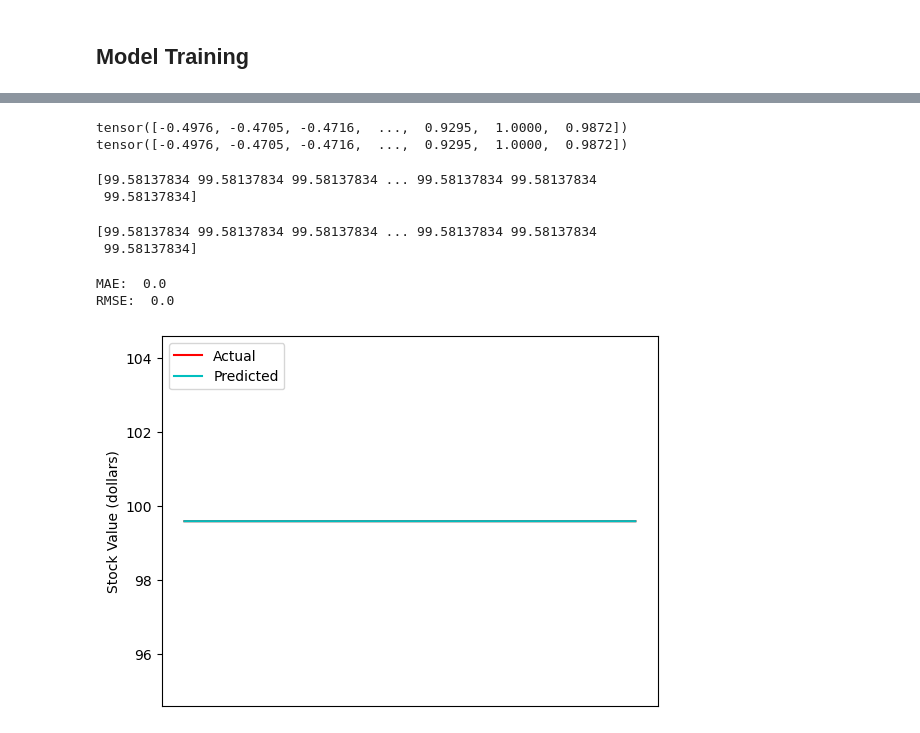
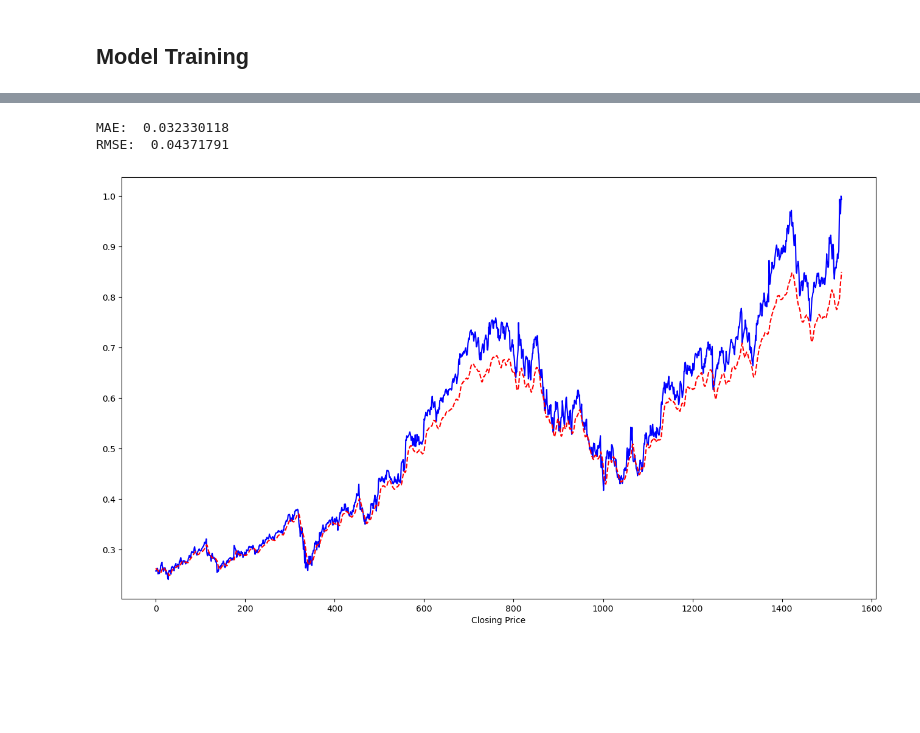
Before and after one commit to jisoawe/ltsm_google_stock, a Jupyter notebook: Google_Stock_LSTM.ipynb, the cells around one changed output, grey strips where cells are left out. Cells and saved outputs as stored; diff of their text form; code cells hidden in the pictures; blank space fills up the shorter version.

Commit message:
updated lstm and eda

```diff
--- a/Google_Stock_LSTM.ipynb
+++ b/Google_Stock_LSTM.ipynb
@@ -99,3 +141,9 @@ price_feat = scaler.fit_transform(price_feat.values)
+# %%
+features = df[['Open', 'High', 'Low', 'Daily_Change', 'Year', 'Volume']].values
+target = df['Close'].values.reshape(-1, 1)
+
+features = scaler.fit_transform(features)
+target = scaler.fit_transform(target)
 # %%
 #price_feat[:5]
 # %% [markdown]
@@ -153,3 +174,10 @@ print(train[-1])
+# %%
+train_sequences = torch.tensor([seq for seq, _ in train], dtype = torch.float32)
+train_labels = torch.tensor([label for _, label in train], dtype = torch.float32)
+
+batch_size = 32
+train_dataset = TensorDataset(train_sequences, train_labels)
+train_loader = DataLoader(train_dataset, batch_size = batch_size, shuffle = True)
 # %% [markdown]
 ## Building the LSTM
 # %%
@@ -172,5 +205,5 @@ class LSTM(nn.Module):
 # %%
-model = LSTM()
+model = LSTM(input_size = 6, hidden_layer_size = 128, output_size = 1, num_layers = 2)
 loss_function = nn.MSELoss()
 optimizer = torch.optim.Adam(model.parameters(), lr = 0.001)
 # %% [markdown]
@@ -206,14 +243,8 @@ epoch   3 loss: 0.0004054496
 # %%
 model.eval()
-actual = []
-pred = []
 
-for seq, labels in test:
-    seq = torch.from_numpy(np.array(seq)).type(torch.FloatTensor)
-    labels = torch.from_numpy(np.array(labels)).type(torch.FloatTensor)
-    actual.append(labels.item())
-    with torch.no_grad():
-        pred.append(model(seq).item())
+test_sequences = torch.tensor([seq for seq, _ in test], dtype = torch.float32)
+test_labels = torch.tensor([label for _, label in test], dtype = torch.float32)
 
-actual = np.array(actual)
-pred = np.array(pred)
+with torch.no_grad():
+    predictions = model(test_sequences).view(-1)
@@ -223,40 +251,14 @@ pred = torch.from_numpy(np.array(actual)).type(torch.Tensor)
-# %%
-print(pred)
-print(actual)
-# %% [output]
-tensor([-0.4976, -0.4705, -0.4716,  ...,  0.9295,  1.0000,  0.9872])
-tensor([-0.4976, -0.4705, -0.4716,  ...,  0.9295,  1.0000,  0.9872])
-# %%
-pred_new = scaler.inverse_transform(np.c_[np.zeros(1500), np.zeros(1500), np.zeros(1500), np.zeros(1500), np.array(pred)])
-print(pred_new[:, 3])
-# %% [output]
-[99.58137834 99.58137834 99.58137834 ... 99.58137834 99.58137834
- 99.58137834]
-# %%
-actual_new = scaler.inverse_transform(np.c_[np.zeros(1500), np.zeros(1500), np.zeros(1500), np.zeros(1500), np.array(actual)])
-print(actual_new[:, 3])
-# %% [output]
-[99.58137834 99.58137834 99.58137834 ... 99.58137834 99.58137834
- 99.58137834]
 # %%
-print('MAE: ', mean_absolute_error(actual_new, pred_new))
-print('RMSE: ', np.sqrt(mean_squared_error(actual_new, pred_new)))
+print('MAE: ', mean_absolute_error(test_labels, predictions))
+print('RMSE: ', np.sqrt(mean_squared_error(test_labels, predictions)))
 # %% [output]
-MAE:  0.0
-RMSE:  0.0
+MAE:  0.032330118
+RMSE:  0.04371791
 # %%
-fig, ax = plt.subplots()
-
-ax.plot(actual_new[:,3], 'r-', label='Actual')
-ax.plot(pred_new[:,3], 'c-', label='Predicted')
-
-ax.set_ylabel('Stock Value (dollars)')
-
-ax.set_ylim(min(min(actual_new[:,3]), min(pred_new[:,3])) - 5, max(max(actual_new[:,3]), max(pred_new[:,3])) + 5)
-plt.xticks([])
-
-ax.legend(loc='upper left')
-
+plt.figure(figsize = (16, 9))
+plt.plot(test_labels, color = 'blue')
+plt.plot(predictions, color = 'red', linestyle = 'dashed')
+plt.xlabel('Closing Price')
 plt.show()
 # %% [output]
-[figure, old version]
+[figure, new version]
```
Also changed, not shown: parts of 27 cells of this notebook.
